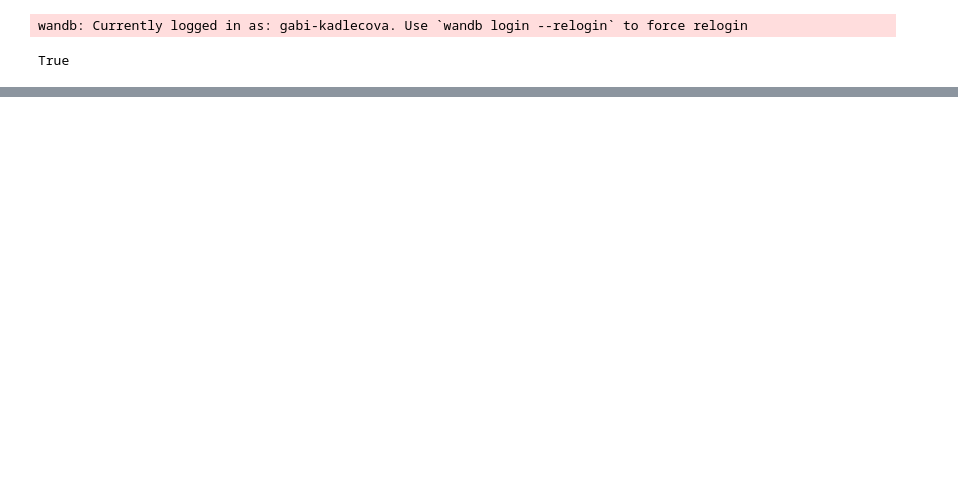
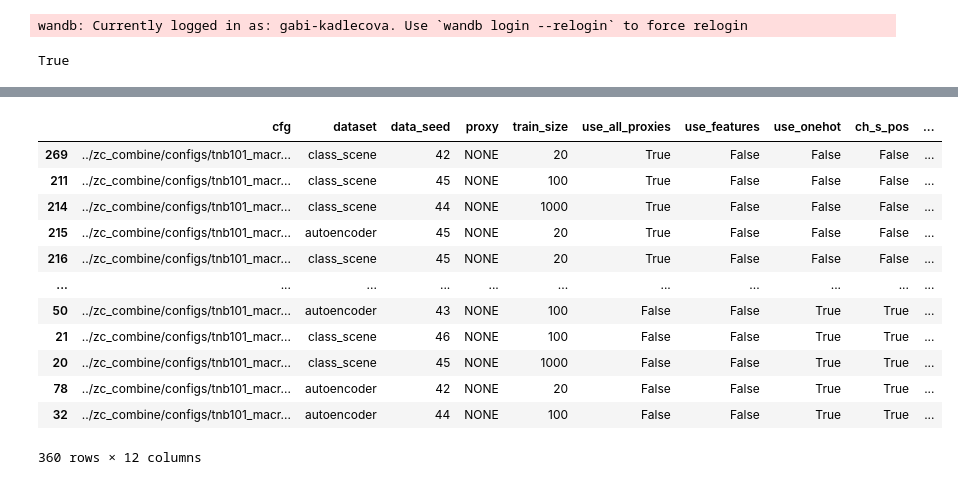
Before and after one commit to gabikadlecova/zc_combine, a Jupyter notebook: wandb_plots.ipynb, the cells around one changed output, grey strips where cells are left out. Drawn from its saved outputs; the diff is of its cells as text; code cells hidden in the pictures; blank space fills up the shorter version.

```diff
--- a/wandb_plots.ipynb
+++ b/wandb_plots.ipynb
@@ -81,3 +102,24 @@ df
+# %%
+def agg_func(row):
+    version = "ch_s_pos - " if 'ch_s_pos' in row and row['ch_s_pos'] else ""
+
+    if row['use_onehot']:
+        if row['use_features']:
+            return f"{version}Onehot + proxies + features" if row['use_all_proxies'] else f"{version}Onehot + features"
+        else:
+            return f"{version}Onehot + proxies" if row['use_all_proxies'] else f"{version}Onehot only"
+
+    if row['use_all_proxies']:
+        return f"{version}All proxies only" if not row['use_features'] else f"{version}Features + all proxies"
+    if row['proxy'] is None or row['proxy'] == 'NONE':
+        return f"{version}Features only"
+    return f"Features + {row['proxy']}"
+
+def agg_func_pca(row):
+    val = f"threshold: {row['threshold']}" if not pd.isna(row['threshold']) else f"n_features: {row['nfeatures']}"
+    prox = "+ all proxies" if row['use_all_proxies'] else 'only'
+
+    return f"Features {prox}, {val}"
 # %%
 import numpy as np
 
@@ -107,0 +146,17 @@ Name: plot_col, Length: 510, dtype: object
+# %%
+plot_df.sort_values(by='Dataset', inplace=True)
+plot_df
+# %% [output]
+|  | cfg | dataset | data_seed | proxy | train_size | use_all_proxies | use_features | use_onehot | ch_s_pos | ... |
+| 269 | ../zc_combine/configs/tnb101_macr... | class_scene | 42 | NONE | 20 | True | False | False | False | ... |
+| 211 | ../zc_combine/configs/tnb101_macr... | class_scene | 45 | NONE | 100 | True | False | False | False | ... |
+| 214 | ../zc_combine/configs/tnb101_macr... | class_scene | 44 | NONE | 1000 | True | False | False | False | ... |
+| 215 | ../zc_combine/configs/tnb101_macr... | autoencoder | 45 | NONE | 20 | True | False | False | False | ... |
+| 216 | ../zc_combine/configs/tnb101_macr... | class_scene | 45 | NONE | 20 | True | False | False | False | ... |
+| ... | ... | ... | ... | ... | ... | ... | ... | ... | ... | ... |
+| 50 | ../zc_combine/configs/tnb101_macr... | autoencoder | 43 | NONE | 100 | False | False | True | True | ... |
+| 21 | ../zc_combine/configs/tnb101_macr... | class_scene | 46 | NONE | 100 | False | False | True | True | ... |
+| 20 | ../zc_combine/configs/tnb101_macr... | class_scene | 45 | NONE | 1000 | False | False | True | True | ... |
+| 78 | ../zc_combine/configs/tnb101_macr... | autoencoder | 42 | NONE | 20 | False | False | True | True | ... |
+| 32 | ../zc_combine/configs/tnb101_macr... | autoencoder | 44 | NONE | 100 | False | False | True | True | ... |
+360 rows × 12 columns
```
Also changed, not shown: parts of 15 cells of this notebook, 6 other files.
